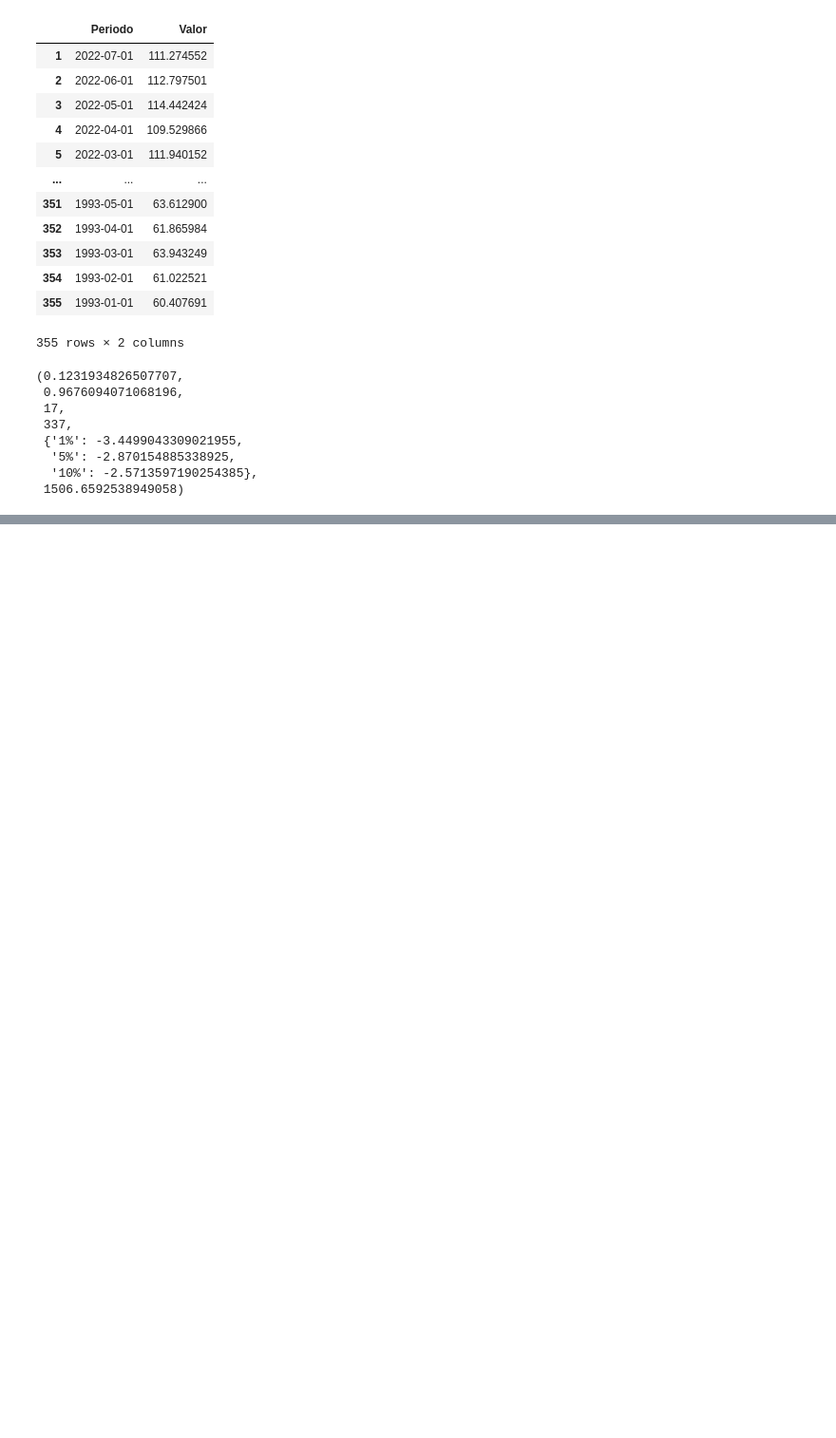
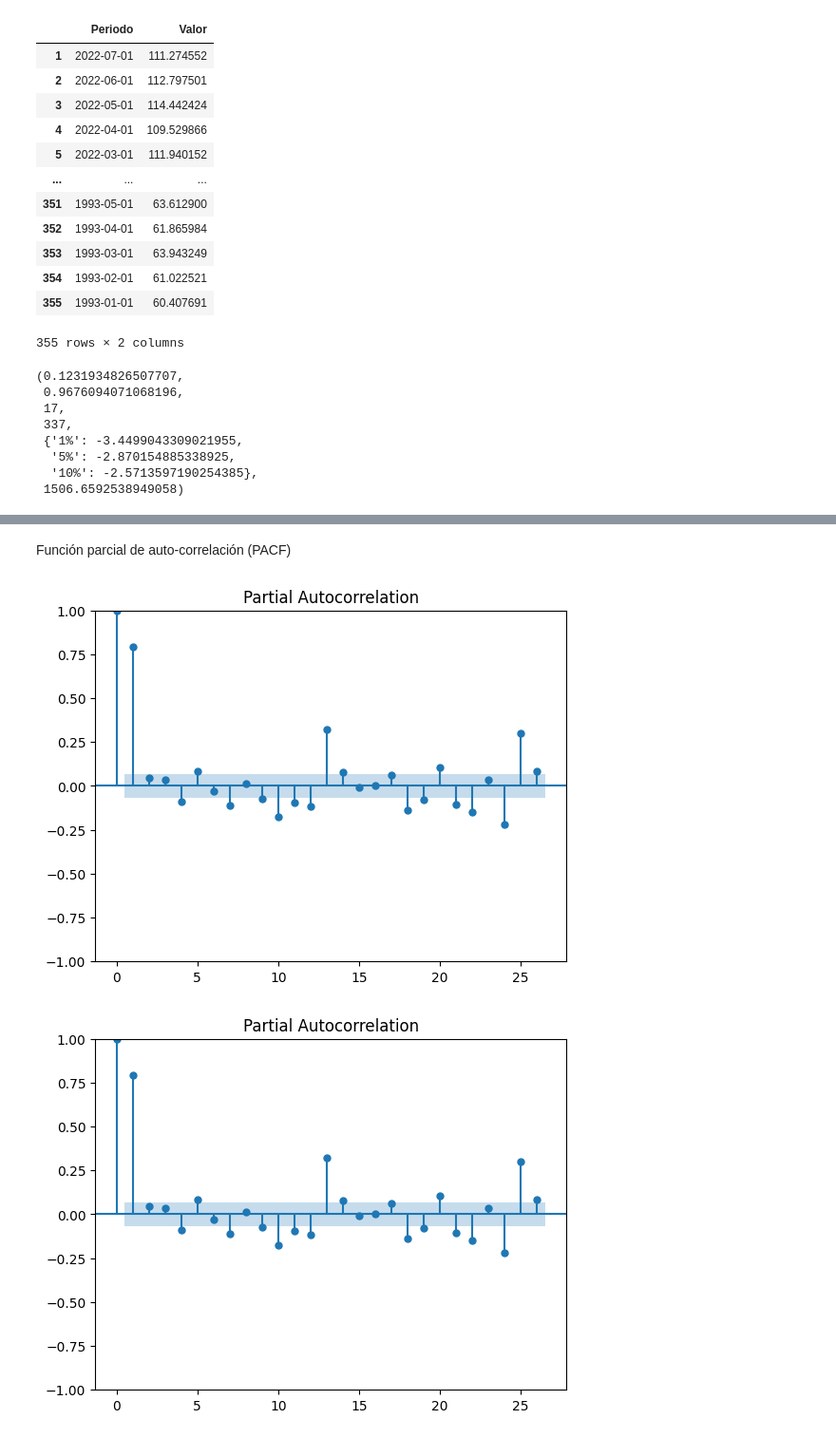
Before and after one commit to alexlohe25/IA_II, a Jupyter notebook: mod_5/arima-sarima.ipynb, the cells around one changed output, grey strips where cells are left out. Shown: that part at 95% size. Cells and saved outputs as stored; diff of their text form; code cells hidden in the pictures; blank space fills up the shorter version.

```diff
--- a/mod_5/arima-sarima.ipynb
+++ b/mod_5/arima-sarima.ipynb
@@ -99,0 +110,7 @@ df_Stationality_transformed.plot(figsize=(10,6))
+# %% [markdown]
+Función parcial de auto-correlación (PACF)
+# %%
+tsap.plot_pacf(df_Stationality_transformed, alpha=0.2)
+# %% [output]
+[figure, added]
+[figure, added]
```
Also changed, not shown: parts of 8 cells of this notebook, 1 other file.
